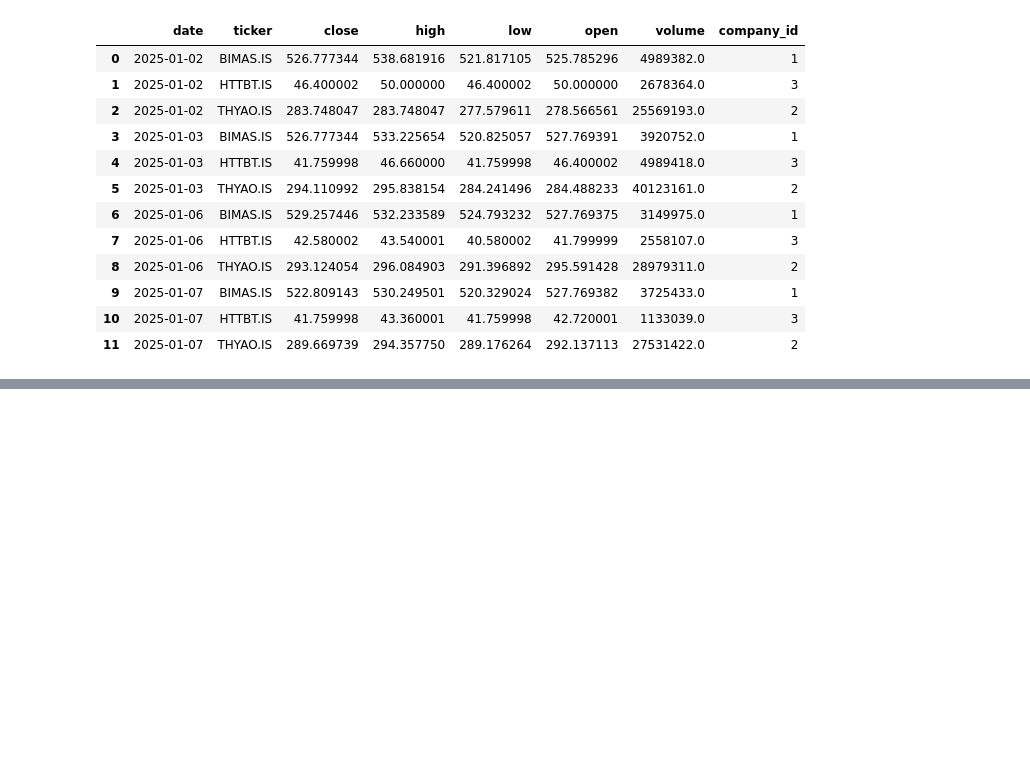
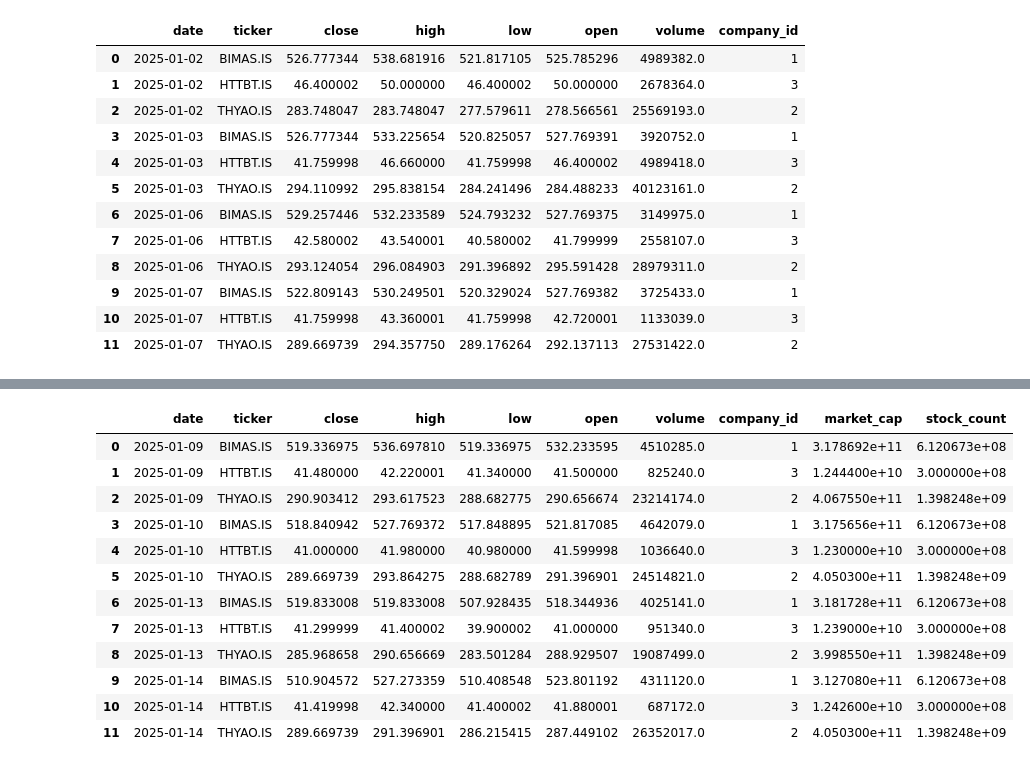
Before and after one commit to barbarosugurkan/portfolio-backtest-project, a Jupyter notebook: docs/test_fetch_prices.ipynb, the cells around one changed output, grey strips where cells are left out. Saved outputs shown, nothing was run; the diff lists cells and outputs as text; code cells hidden in the pictures; blank space fills up the shorter version.

Commit message:
feat: Market cap is added to fetch_prices.py

```diff
--- a/docs/test_fetch_prices.ipynb
+++ b/docs/test_fetch_prices.ipynb
@@ -174,3 +174,45 @@ data['company_id'] = data['ticker'].map(ticker_dict)
 
 data.to_sql('price', conn, if_exists='append', index=False)
 conn.close()
+# %%
+from isyatirimhisse import fetch_stock_data
+import yfinance as yf
+import pandas as pd
+from datetime import datetime
+
+ticker_dict = ticker_dict = {"BIMAS.IS": 1, "THYAO.IS": 2, "HTTBT.IS": 3}
+tickers = list(ticker_dict.keys())
+start_date = '2025-01-09'
+end_date = '2025-01-15'
+
+start_date_object = datetime.strptime(start_date, "%Y-%m-%d")
+end_date_object = datetime.strptime(end_date, "%Y-%m-%d")
+
+data = yf.download(tickers, start=start_date, end=end_date)
+data.columns = ['_'.join(col).strip() for col in data.columns.values]
+data = data.reset_index()
+data = pd.melt(data, id_vars=['Date'], var_name='ticker_info', value_name='value')
+data[['data_type', 'ticker']] = data['ticker_info'].str.split('_', expand=True)
+data.drop('ticker_info', axis=1, inplace=True)
+
+data = data.pivot_table(index=['Date', 'ticker'], columns='data_type', values='value').reset_index()
+data.columns.name = None
+data.columns = data.columns.str.lower()
+data['company_id'] = data['ticker'].map(ticker_dict)
+
+mc_df = fetch_stock_data(
+    symbols=[s[:-3] for s in tickers],
+    start_date=start_date_object.strftime("%d-%m-%Y"),
+    end_date=end_date_object.strftime("%d-%m-%Y"),
+    save_to_excel=False
+)
+mc_df = mc_df[["HGDG_HS_KODU","HGDG_TARIH","PD"]]
+mc_df = mc_df.rename(columns={"HGDG_HS_KODU": "ticker", "HGDG_TARIH": "date","PD":"market_cap"})
+mc_df["ticker"] = mc_df["ticker"] + ".IS"
+data = data.merge(
+    mc_df,
+    how="left",
+    left_on=["ticker", "date"],
+    right_on=["ticker", "date"]
+)
+data
@@ -176,0 +234,17 @@ conn.close()
+# %%
+data["stock_count"] = data["market_cap"] / data["close"]
+data
+# %% [output]
+|  | date | ticker | close | high | low | open | volume | company_id | market_cap | stock_count |
+| 0 | 2025-01-09 | BIMAS.IS | 519.336975 | 536.697810 | 519.336975 | 532.233595 | 4510285.0 | 1 | 3.178692e+11 | 6.120673e+08 |
+| 1 | 2025-01-09 | HTTBT.IS | 41.480000 | 42.220001 | 41.340000 | 41.500000 | 825240.0 | 3 | 1.244400e+10 | 3.000000e+08 |
+| 2 | 2025-01-09 | THYAO.IS | 290.903412 | 293.617523 | 288.682775 | 290.656674 | 23214174.0 | 2 | 4.067550e+11 | 1.398248e+09 |
+| 3 | 2025-01-10 | BIMAS.IS | 518.840942 | 527.769372 | 517.848895 | 521.817085 | 4642079.0 | 1 | 3.175656e+11 | 6.120673e+08 |
+| 4 | 2025-01-10 | HTTBT.IS | 41.000000 | 41.980000 | 40.980000 | 41.599998 | 1036640.0 | 3 | 1.230000e+10 | 3.000000e+08 |
+| 5 | 2025-01-10 | THYAO.IS | 289.669739 | 293.864275 | 288.682789 | 291.396901 | 24514821.0 | 2 | 4.050300e+11 | 1.398248e+09 |
+| 6 | 2025-01-13 | BIMAS.IS | 519.833008 | 519.833008 | 507.928435 | 518.344936 | 4025141.0 | 1 | 3.181728e+11 | 6.120673e+08 |
+| 7 | 2025-01-13 | HTTBT.IS | 41.299999 | 41.400002 | 39.900002 | 41.000000 | 951340.0 | 3 | 1.239000e+10 | 3.000000e+08 |
+| 8 | 2025-01-13 | THYAO.IS | 285.968658 | 290.656669 | 283.501284 | 288.929507 | 19087499.0 | 2 | 3.998550e+11 | 1.398248e+09 |
+| 9 | 2025-01-14 | BIMAS.IS | 510.904572 | 527.273359 | 510.408548 | 523.801192 | 4311120.0 | 1 | 3.127080e+11 | 6.120673e+08 |
+| 10 | 2025-01-14 | HTTBT.IS | 41.419998 | 42.340000 | 41.400002 | 41.880001 | 687172.0 | 3 | 1.242600e+10 | 3.000000e+08 |
+| 11 | 2025-01-14 | THYAO.IS | 289.669739 | 291.396901 | 286.215415 | 287.449102 | 26352017.0 | 2 | 4.050300e+11 | 1.398248e+09 |
```
Also changed, not shown: parts of 1 cell of this notebook, 7 other files.
